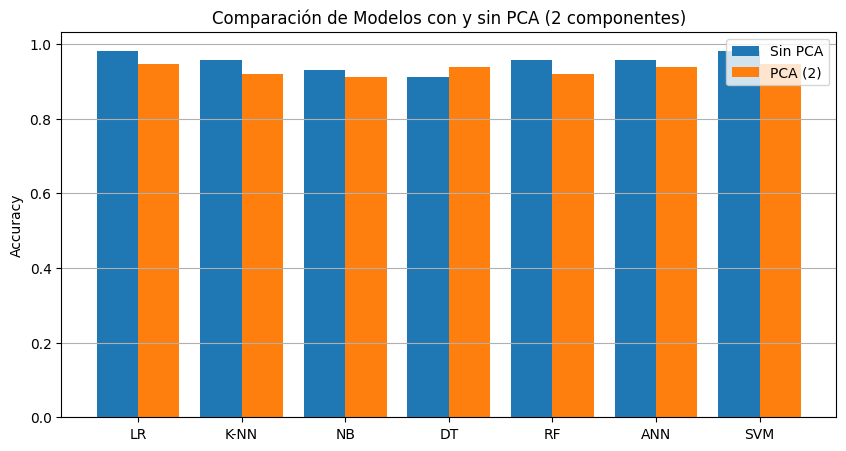
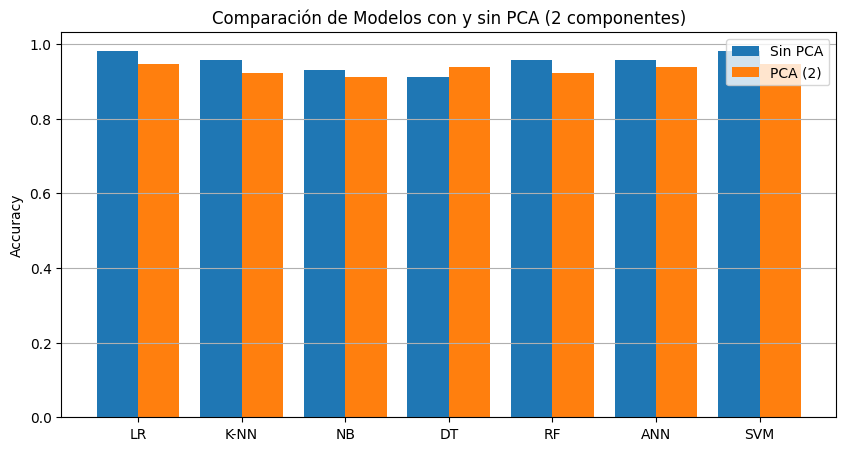
The change to this notebook cell's code, shown as a diff; its figure went from the first image to the second:
--- before
+++ after
@@ -1,4 +1,4 @@
 # =========================================
-# 3.9 COMPARACIÓN DE MODELOS CON Y SIN PCA
+# 3.10 COMPARACIÓN CON LOS RESULTADOS YA CALCULADOS
 # =========================================
 
@@ -6,44 +6,15 @@
 import matplotlib.pyplot as plt
 
-# Listas de modelos
-labels = list(modelos.keys())
+labels = [r[0] for r in resultados]
+
+acc_no_pca = [r[1] for r in resultados]
+acc_pca_2 = [r[3] for r in resultados]
+
 x = np.arange(len(labels))
 
-# Diccionarios para almacenar accuracies
-acc_no_pca = {}
-acc_pca_2 = {}
-
-# =========================
-# CALCULAR ACCURACY SIN PCA Y CON PCA
-# =========================
-from sklearn.base import clone
-
-for nombre, modelo in modelos.items():
-
-    # -------- SIN PCA --------
-    modelo.fit(X_train_scaled, y_train)
-    y_pred = modelo.predict(X_test_scaled)
-    acc_no_pca[nombre] = accuracy_score(y_test, y_pred)
-
-    # -------- CON PCA (2 COMPONENTES) --------
-    modelo_pca = clone(modelo)
-    modelo_pca.fit(X_train_pca, y_train)
-    y_pred_pca = modelo_pca.predict(X_test_pca)
-    acc_pca_2[nombre] = accuracy_score(y_test, y_pred_pca)
-
-# =========================
-# GRAFICA DE COMPARACIÓN
-# =========================
 plt.figure(figsize=(10,5))
 
-plt.bar(x - 0.2,
-        list(acc_no_pca.values()),
-        width=0.4,
-        label="Sin PCA")
-
-plt.bar(x + 0.2,
-        list(acc_pca_2.values()),
-        width=0.4,
-        label="PCA (2)")
+plt.bar(x - 0.2, acc_no_pca, width=0.4, label="Sin PCA")
+plt.bar(x + 0.2, acc_pca_2, width=0.4, label="PCA (2)")
 
 plt.xticks(x, labels)

Commit: Add files via upload